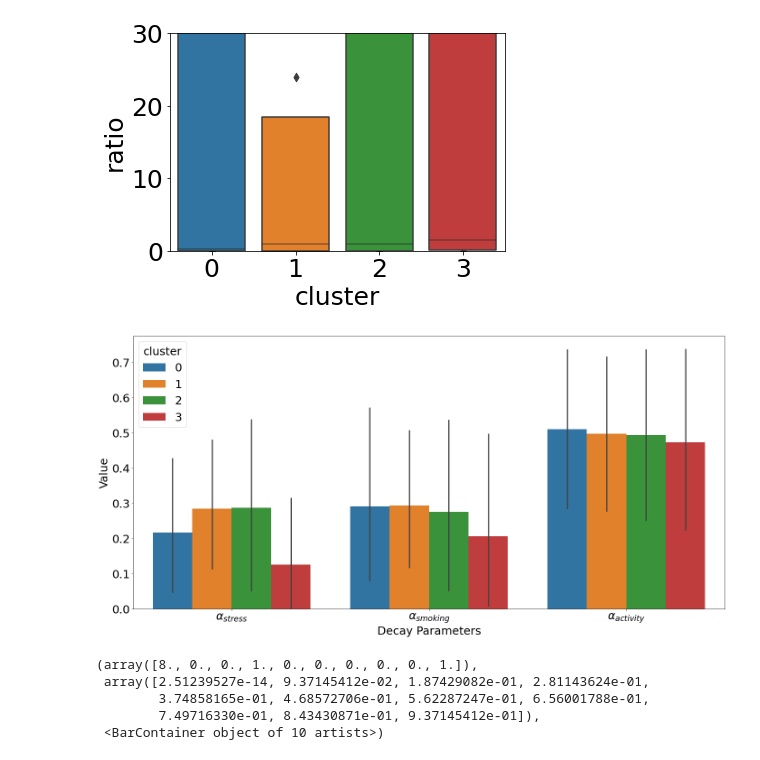
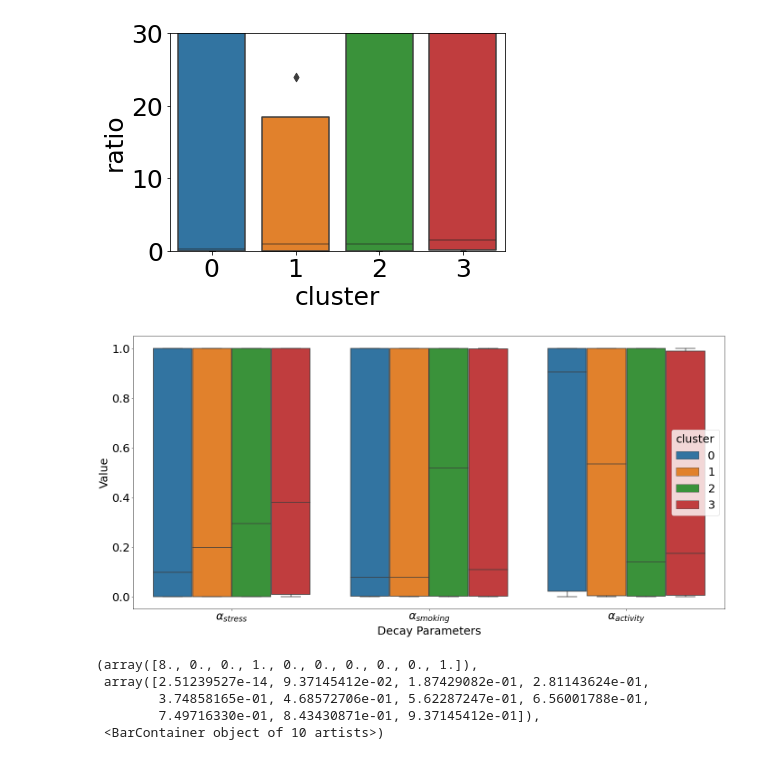
Before and after one commit to aungkonazim/mrisk, a Jupyter notebook: v2_train_lstm_with_event_encoded.ipynb, the cells around one changed output. Cells and saved outputs as stored; diff of their text form; code cells hidden in the pictures.

```diff
--- a/v2_train_lstm_with_event_encoded.ipynb
+++ b/v2_train_lstm_with_event_encoded.ipynb
@@ -191,7 +188,7 @@ def get_model():
     smoking_alpha_time_exp = tf.math.exp(smoking_alpha_time)
 
     x_smoking_amplitude = x_smoking[:,:,:,1]
-    smoking_amplitude_coeff = Dense(1,activation='sigmoid',name='amplitude_smoking')(x_static)
+    smoking_amplitude_coeff = Dense(1,activation='relu',name='amplitude_smoking')(x_static)
     smoking_amplitude_coeff = Lambda(lambda x: expand_dims(x, axis=2))(smoking_amplitude_coeff)
     x_smoking_amplitude = tf.math.multiply(x_smoking_amplitude,smoking_amplitude_coeff)
 
@@ -428,6 +470,6 @@ pickle.dump([df,df_amplitude_duration],open('./data/saved_result/coeffs.p','wb')
 # %%
 import seaborn as sns
-df,df_amplitude_duration = pickle.load(open('./data/saved_result/coeffs.p','rb'))
+df,df_amplitude_duration = pickle.load(open('./data/saved_result/coeffs1.p','rb'))
 df['value'] = df['value']*-1
 df_amplitude_duration['amplitude'] = df_amplitude_duration['amplitude']*-1
 df_amplitude_duration['duration'] = df_amplitude_duration['duration']*-1
@@ -472,15 +514,15 @@ Type:      function
 # %%
 plt.rcParams.update({'font.size':25})
 plt.figure(figsize=(20,10))
-sns.barplot(x='name',y='value',hue='cluster',data=df)
+sns.boxplot(x='name',y='value',hue='cluster',data=df)
 plt.xticks([0,1,2],[r'$\alpha_{stress}$',r'$\alpha_{smoking}$',r'$\alpha_{activity}$'])
 plt.xlabel('Decay Parameters')
 plt.ylabel('Value')
 plt.tight_layout()
 plt.savefig('./data/images/coeff_barplot.png')
 plt.show()
 # %% [output]
-[figure, old version]
+[figure, new version]
 # %%
 plt.hist(df[(df.name=='alpha_stress')&(df.cluster==3)]['value'])
 # %% [output]
```
Also changed, not shown: parts of 10 cells of this notebook, 3 other files.
